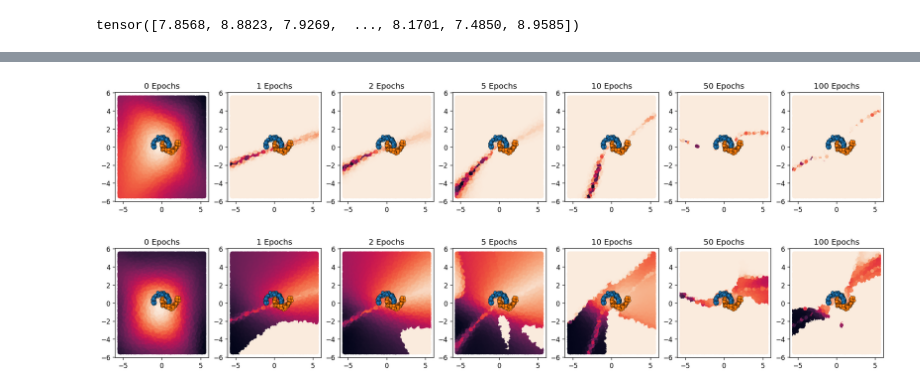
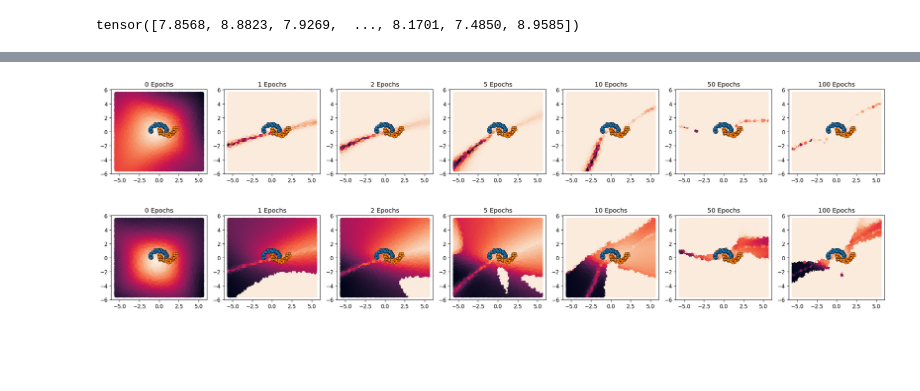
Before and after one commit to ngruenefeld/gradient_uncertainty_poc, a Jupyter notebook: gradient_uncertainty.ipynb, the cells around one changed output, grey strips where cells are left out. Drawn from its saved outputs; the diff is of its cells as text; code cells hidden in the pictures; blank space fills up the shorter version.

```diff
--- a/gradient_uncertainty.ipynb
+++ b/gradient_uncertainty.ipynb
@@ -276,19 +284,23 @@ draw_grad_norm_grid(
 # %%
 fig, axs = plt.subplots(
     1, len(grad_norm_grids), figsize=(len(grad_norm_grids) * plot_size, plot_size)
 )
 for i, checkpoint in enumerate(grad_norm_grids):
     draw_grad_norm_grid(
         test_x,
         y_hat.T[0].round(),
         viz_x,
         grad_norm_grids[checkpoint],
         axs[i],
         title=f"{checkpoint} Epochs",
         class_labels=False,
     )
+
+plt.tight_layout()
+
+plt.savefig("figures/gradient_uncertainty.png", transparent=True)
 # %% [output]
-[figure, old version]
+[figure, new version]
 # %%
 fig, axs = plt.subplots(
     1, len(grad_flip_norm_grids), figsize=(len(grad_flip_norm_grids) * plot_size, plot_size)
@@ -303,5 +315,9 @@ for i, checkpoint in enumerate(grad_flip_norm_grids):
         title=f"{checkpoint} Epochs",
         class_labels=False,
     )
+
+plt.tight_layout()
+
+plt.savefig("figures/gradient_flipped_uncertainty.png", transparent=True)
 # %% [output]
-[figure, old version]
+[figure, new version]
```
Also changed, not shown: parts of 2 cells of this notebook, 8 other files.
